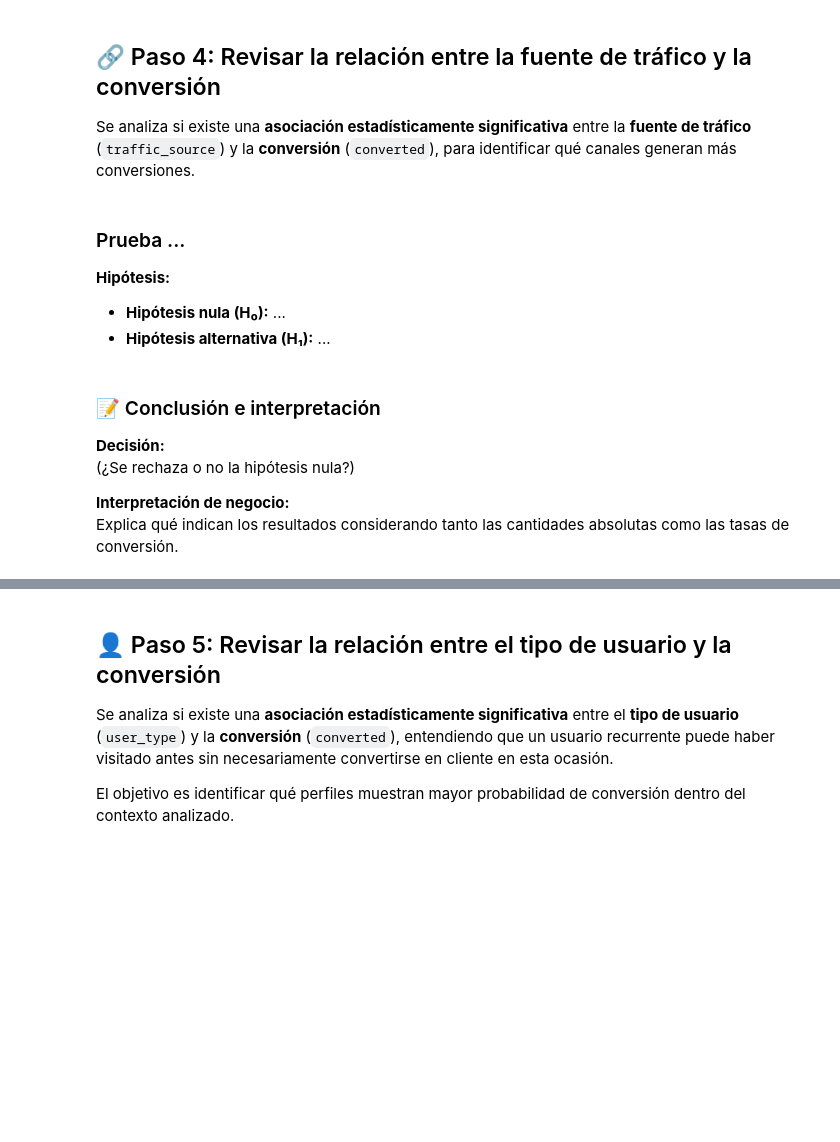
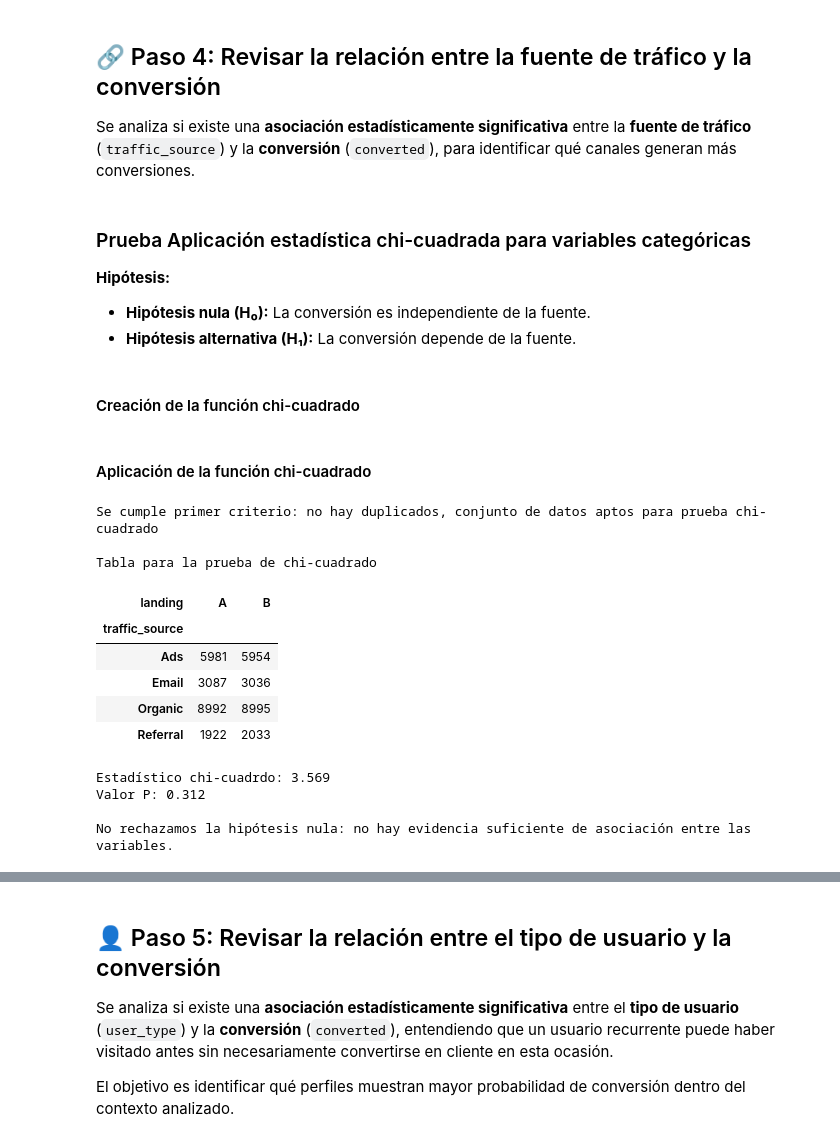
Before and after one commit to JacoboGO/Proyecto_Landing_Experiment, a Jupyter notebook: Landing_Experiment.ipynb, the cells around one changed output, grey strips where cells are left out. Cells and saved outputs as stored; diff of their text form; code cells hidden in the pictures; blank space fills up the shorter version.

Commit message:
feat: add chi-square test for independence between traffic_source and landing_page

```diff
--- a/Landing_Experiment.ipynb
+++ b/Landing_Experiment.ipynb
@@ -503,8 +503,8 @@ Este resultado sugiere que la página B puede tener un impacto positivo en los i
 
 Se analiza si existe una **asociación estadísticamente significativa** entre la **fuente de tráfico** (`traffic_source`) y la **conversión** (`converted`), para identificar qué canales generan más conversiones.
 # %% [markdown]
-### Prueba ...
+### Prueba Aplicación estadística chi-cuadrada para variables categóricas
 
 **Hipótesis:**
-- **Hipótesis nula (H₀):** ...
-- **Hipótesis alternativa (H₁):** ...
+- **Hipótesis nula (H₀):** La conversión es independiente de la fuente.
+- **Hipótesis alternativa (H₁):** La conversión depende de la fuente.
@@ -512,0 +511,2 @@ Se analiza si existe una **asociación estadísticamente significativa** entre l
+# %% [markdown]
+#### Creación de la función chi-cuadrado
@@ -513,8 +610,27 @@ Se analiza si existe una **asociación estadísticamente significativa** entre l
 # %% [markdown]
-### 📝 Conclusión e interpretación
-
-**Decisión:**
-(¿Se rechaza o no la hipótesis nula?)
-
-**Interpretación de negocio:**
-Explica qué indican los resultados considerando tanto las cantidades absolutas como las tasas de conversión.
+#### Aplicación de la función chi-cuadrado
+# %%
+
+#Selección de la columna de referencia para verificar ausencia de duplicados.
+df_duplicado = df_landing[['user_id']]
+
+#Selección de las columnas a comparar.
+
+df_par = df_landing[['traffic_source','converted']]
+
+# Aplicar prueba
+prueba_chi_cuadrado(df_duplicado, df_par, df_landing['traffic_source'], df_landing['landing'],df_landing)
+# %% [output]
+Se cumple primer criterio: no hay duplicados, conjunto de datos aptos para prueba chi-cuadrado
+
+Tabla para la prueba de chi-cuadrado
+| landing | A | B |
+| traffic_source |  |  |
+| Ads | 5981 | 5954 |
+| Email | 3087 | 3036 |
+| Organic | 8992 | 8995 |
+| Referral | 1922 | 2033 |
+Estadístico chi-cuadrdo: 3.569
+Valor P: 0.312
+
+No rechazamos la hipótesis nula: no hay evidencia suficiente de asociación entre las variables.
```
Also changed, not shown: parts of 3 cells of this notebook.
